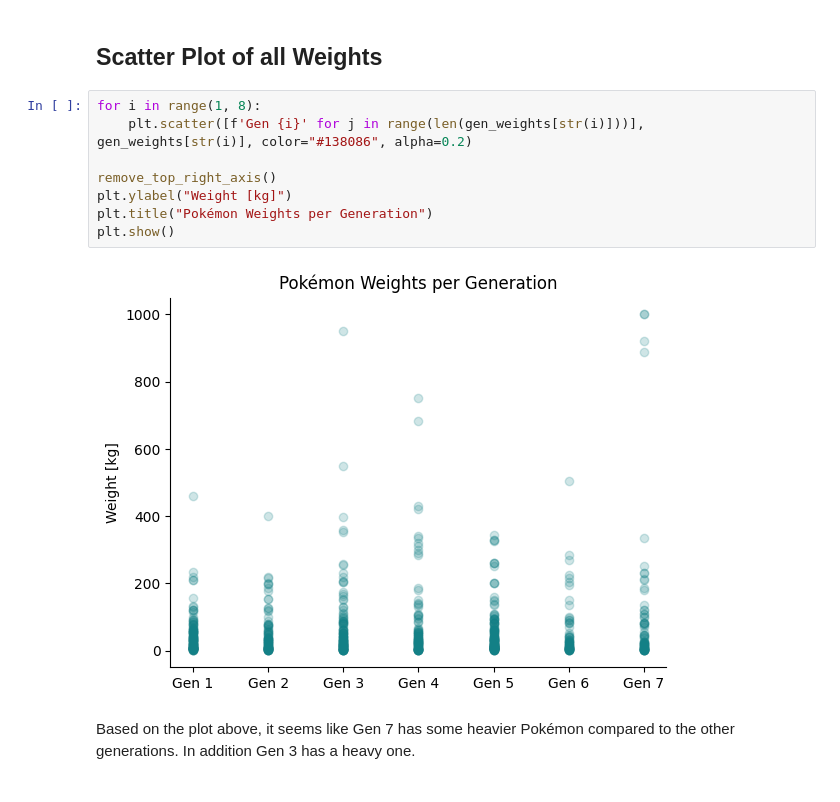
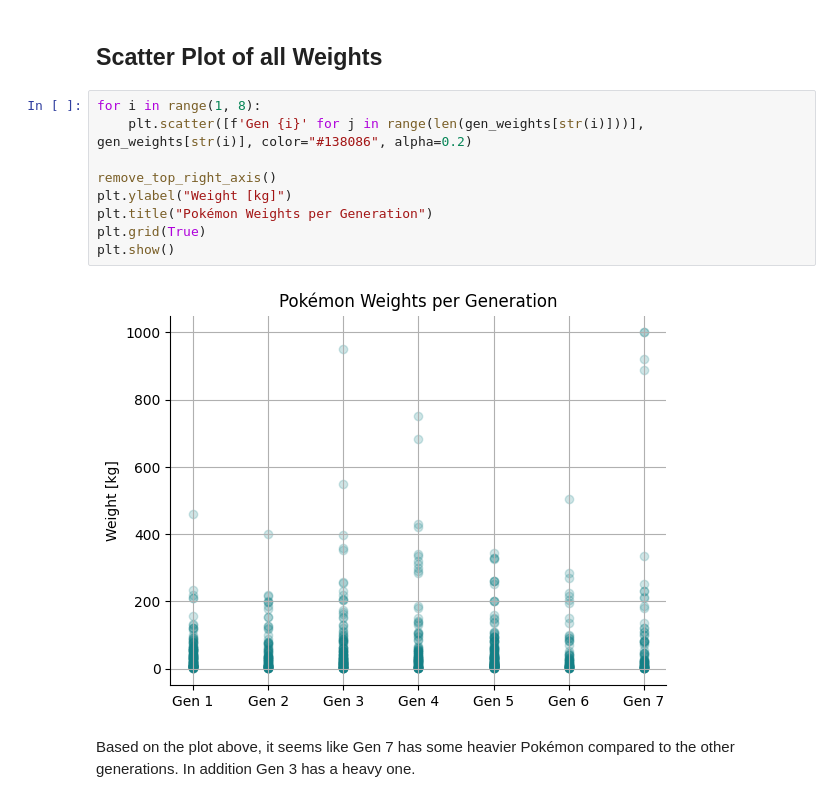
Before and after one commit to ylvao/HEL-8048, a Jupyter notebook: exam.ipynb, the cells around one changed output. Drawn from its saved outputs; the diff is of its cells as text.

```diff
--- a/exam.ipynb
+++ b/exam.ipynb
@@ -217,13 +217,14 @@ def create_pie(values, title, nr, axes, labels, colors):
 # %%
 for i in range(1, 8):
     plt.scatter([f'Gen {i}' for j in range(len(gen_weights[str(i)]))], gen_weights[str(i)], color="#138086", alpha=0.2)
 
 remove_top_right_axis()
 plt.ylabel("Weight [kg]")
 plt.title("Pokémon Weights per Generation")
+plt.grid(True)
 plt.show()
 # %% [output]
-[figure, old version]
+[figure, new version]
 # %% [markdown]
 Based on the plot above, it seems like Gen 7 has some heavier Pokémon compared to the other generations. In addition Gen 3 has a heavy one.
 # %% [markdown]
```
Also changed, not shown: parts of 5 cells of this notebook, 1 other file.
